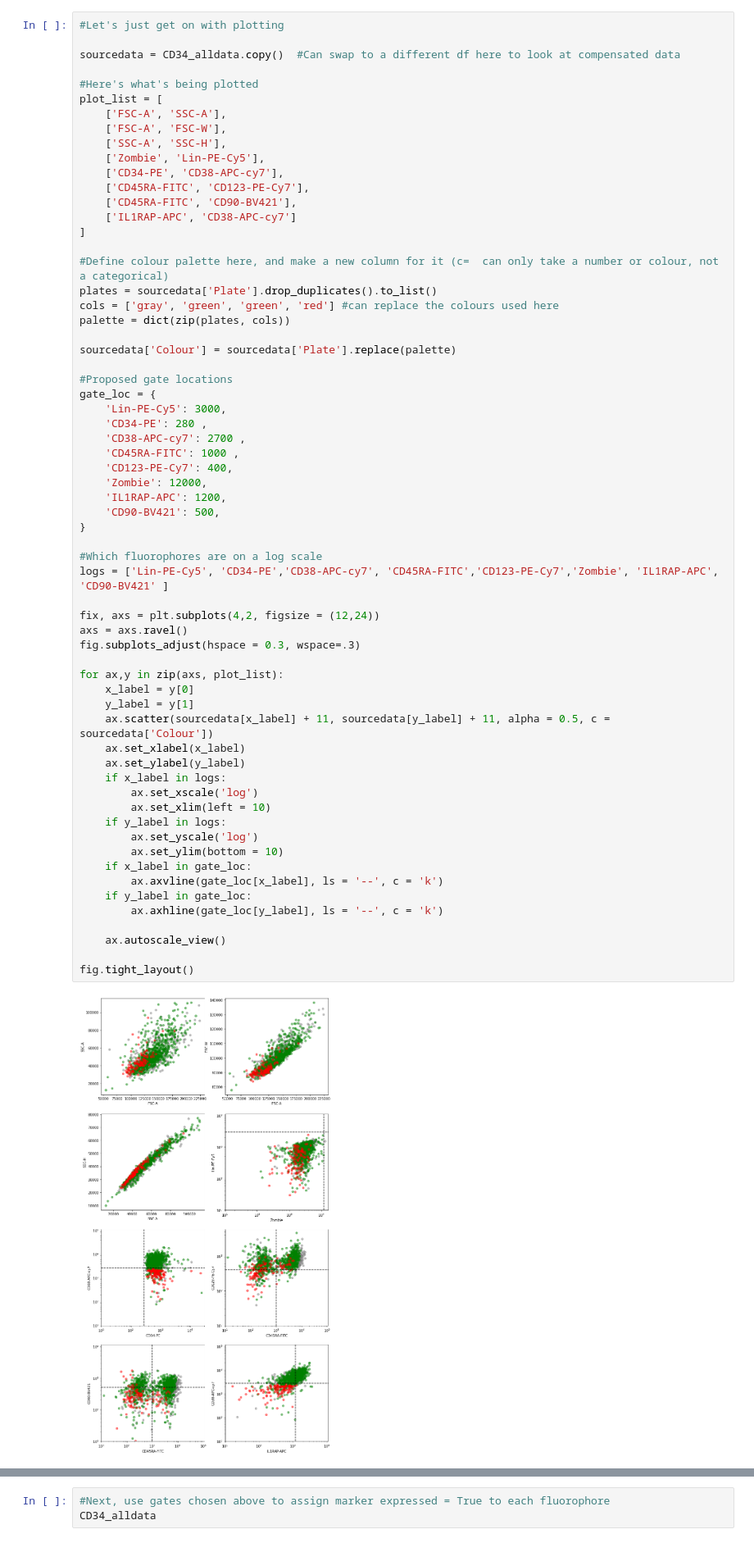
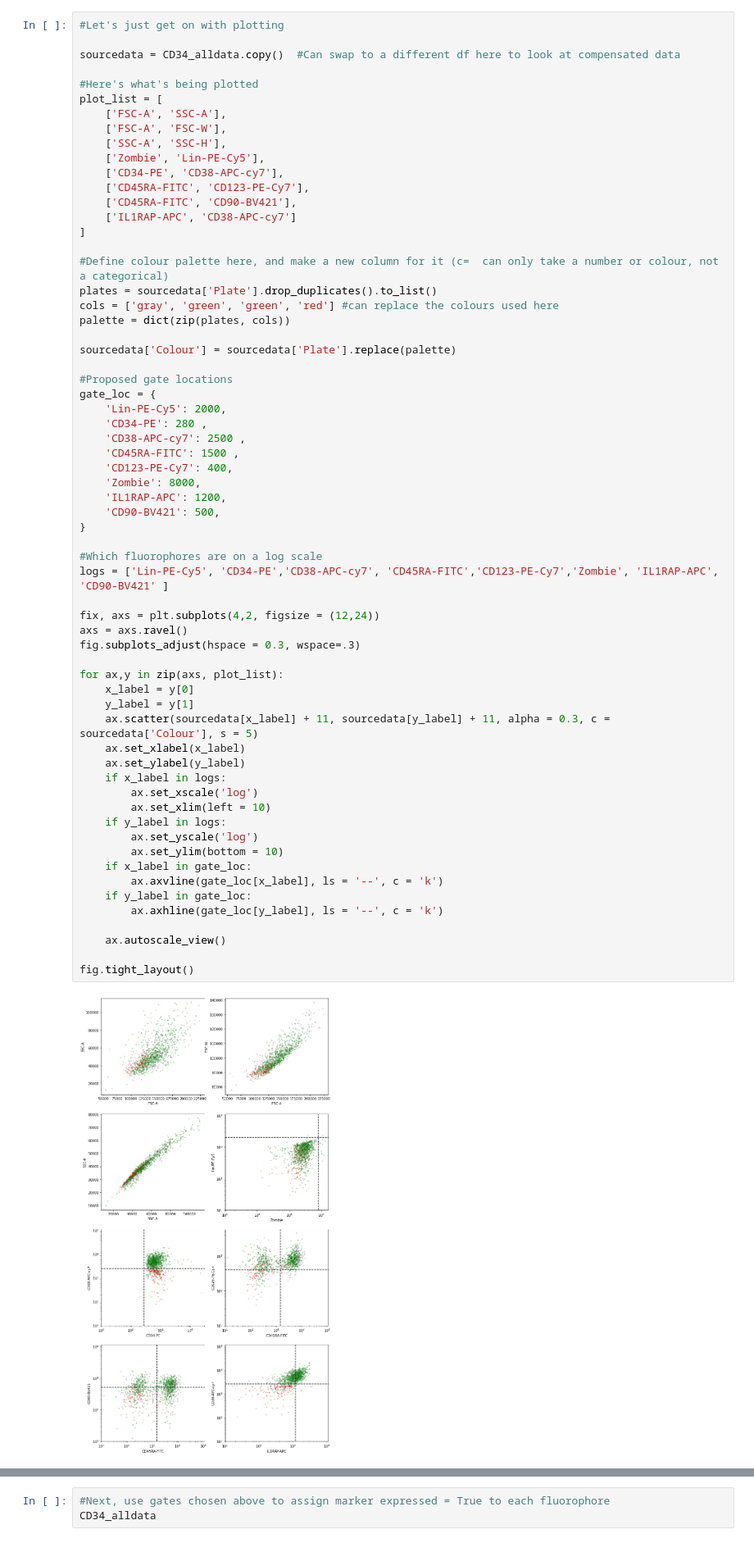
Before and after one commit to AnnatinaSchnegg/AS_amplicons, a Jupyter notebook: Code/Index - RN CD34.ipynb, the cells around one changed output, grey strips where cells are left out. Shown: that part at 82% size. Drawn from its saved outputs; the diff is of its cells as text.

```diff
--- a/Code/Index - RN CD34.ipynb
+++ b/Code/Index - RN CD34.ipynb
@@ -232,42 +235,42 @@ sourcedata['Colour'] = sourcedata['Plate'].replace(palette)
 
 #Proposed gate locations
 gate_loc = {
-    'Lin-PE-Cy5': 3000,
+    'Lin-PE-Cy5': 2000,
     'CD34-PE': 280 ,
-    'CD38-APC-cy7': 2700 ,
-    'CD45RA-FITC': 1000 ,
+    'CD38-APC-cy7': 2500 ,
+    'CD45RA-FITC': 1500 ,
     'CD123-PE-Cy7': 400,
-    'Zombie': 12000,
+    'Zombie': 8000,
     'IL1RAP-APC': 1200,
     'CD90-BV421': 500,
 }
 
 #Which fluorophores are on a log scale
 logs = ['Lin-PE-Cy5', 'CD34-PE','CD38-APC-cy7', 'CD45RA-FITC','CD123-PE-Cy7','Zombie', 'IL1RAP-APC', 'CD90-BV421' ]
 
 fix, axs = plt.subplots(4,2, figsize = (12,24))
 axs = axs.ravel()
 fig.subplots_adjust(hspace = 0.3, wspace=.3)
 
 for ax,y in zip(axs, plot_list):
     x_label = y[0]
     y_label = y[1]
-    ax.scatter(sourcedata[x_label] + 11, sourcedata[y_label] + 11, alpha = 0.5, c = sourcedata['Colour'])
+    ax.scatter(sourcedata[x_label] + 11, sourcedata[y_label] + 11, alpha = 0.3, c = sourcedata['Colour'], s = 5)
     ax.set_xlabel(x_label)
     ax.set_ylabel(y_label)
     if x_label in logs:
         ax.set_xscale('log')
         ax.set_xlim(left = 10)
     if y_label in logs:
         ax.set_yscale('log')
         ax.set_ylim(bottom = 10)
     if x_label in gate_loc:
         ax.axvline(gate_loc[x_label], ls = '--', c = 'k')
     if y_label in gate_loc:
         ax.axhline(gate_loc[y_label], ls = '--', c = 'k')
 
     ax.autoscale_view()
 
 fig.tight_layout()
 # %% [output]
-[figure, old version]
+[figure, new version]
```
Also changed, not shown: parts of 2 cells of this notebook, 1 other file.
